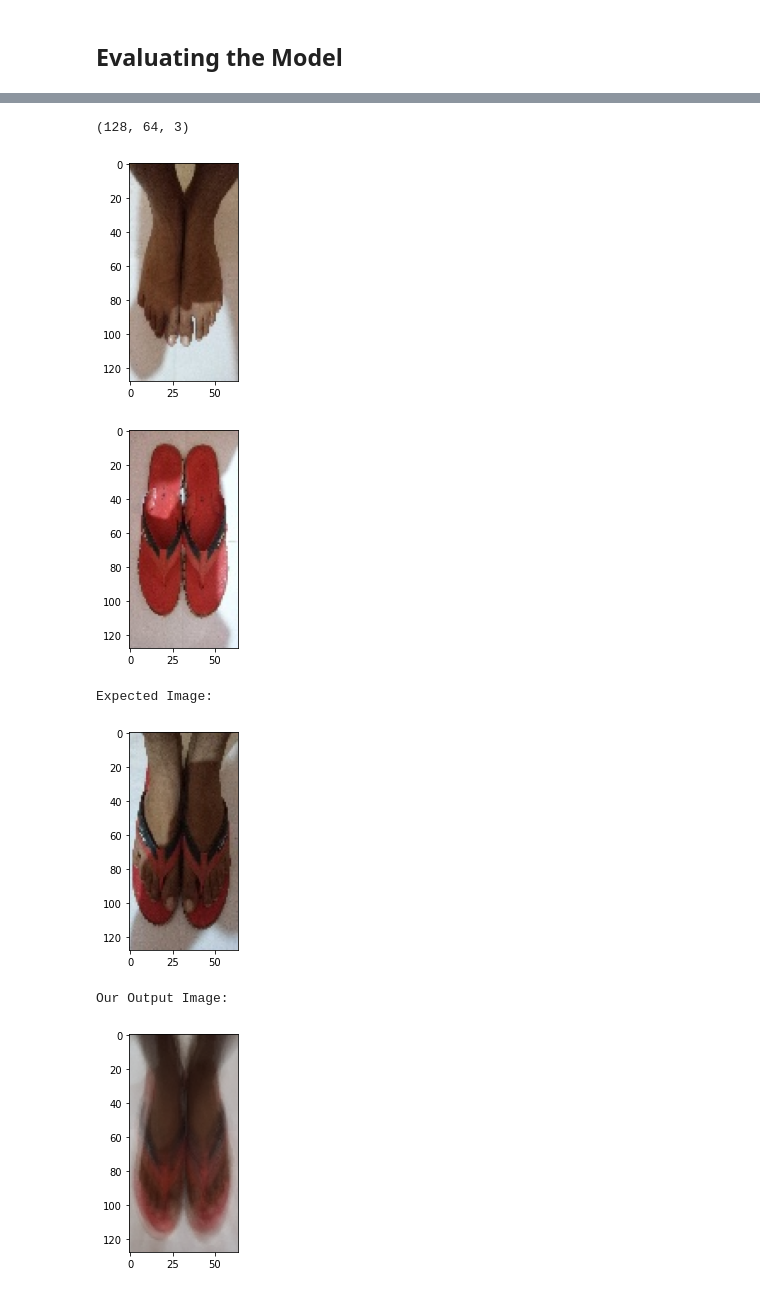
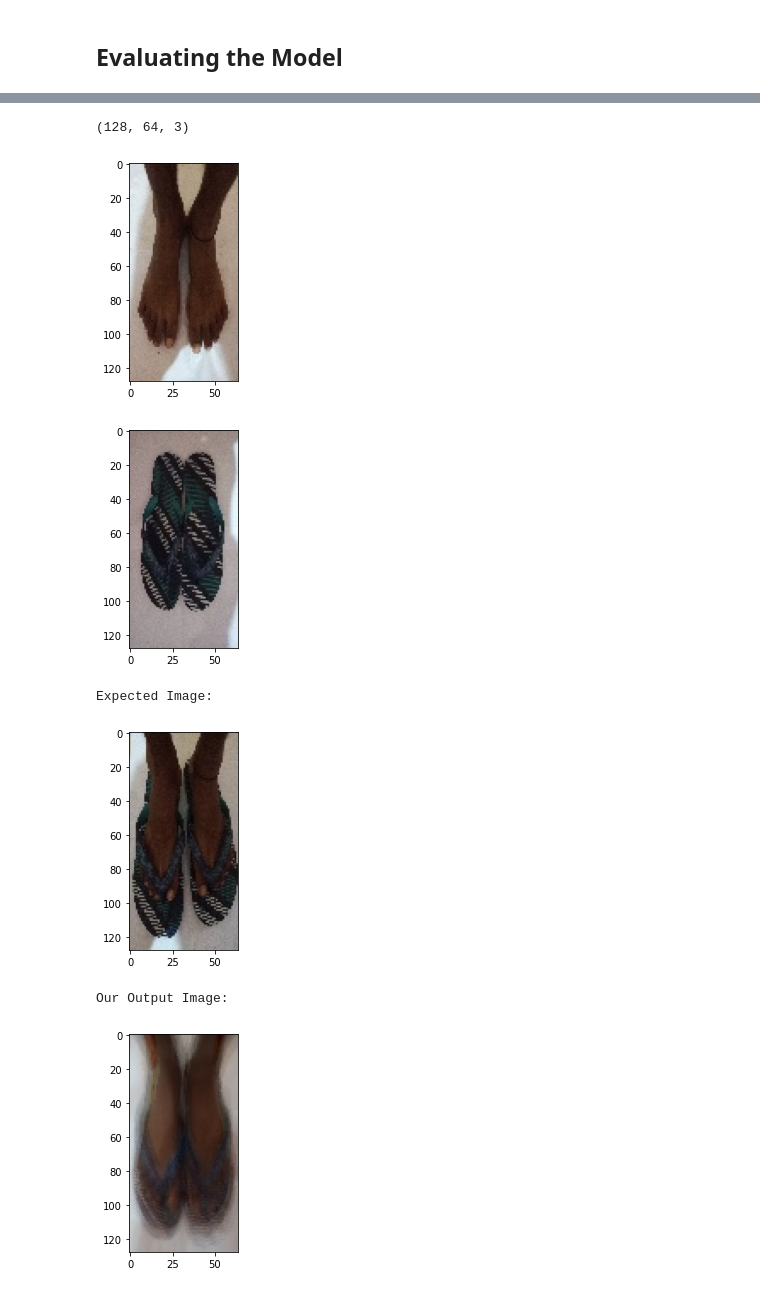
Before and after one commit to Sai-Nilayam/image_generative_model, a Jupyter notebook: machine_learning.ipynb, the cells around one changed output, grey strips where cells are left out. Drawn from its saved outputs; the diff is of its cells as text; code cells hidden in the pictures.

```diff
--- a/machine_learning.ipynb
+++ b/machine_learning.ipynb
@@ -156,7 +159,7 @@ model = tf.keras.models.load_model('models/model_1/')
 # Definging the 'Cost Function', 'Optimizer' and 'Evaluation Metrics' for the Model.
 model.compile(
     loss=tf.keras.losses.mean_squared_error,
-    optimizer = tf.keras.optimizers.Adam(learning_rate=0.01),
+    optimizer = tf.keras.optimizers.Adam(learning_rate=0.002),
     metrics=['accuracy']
 )
 # %%
@@ -220,6 +226,6 @@ ________________________________________________________________________________
 # %%
 # Intepretating our Models Predictions
-index = 2
+index = 1
 
 input_feet = X_1_dev[index]
 input_feet = np.array([input_feet])
@@ -230,37 +236,37 @@ input_sleeper = np.array([input_sleeper])
 # print(input_sleeper.shape)
 
 output_feet_sleeper = Y_dev[index]
 
 prediction_input = [input_feet, input_sleeper]
 
 # Getting the predicted Image.
-output_img = model_eval.predict(prediction_input)[0]
+output_img = model.predict(prediction_input)[0]
 print(output_img.shape)
 # print(output_img)
 
 output_img_bgr = cv2.cvtColor(output_img, cv2.COLOR_RGB2BGR)
 cv2.imwrite('output_img.jpg', output_img_bgr)
 
 plt.imshow(input_feet[0])
 plt.show()
 
 plt.imshow(input_sleeper[0])
 plt.show()
 
 print('Expected Image: ')
 plt.imshow(output_feet_sleeper)
 plt.show()
 
 # Before showing the image using Matplotlib, we need to convert all of our values to integers.
 output_img_int = output_img.astype(int)
 print('Our Output Image: ')
 plt.imshow(output_img_int)
 plt.show()
 # %% [output]
 (128, 64, 3)
-[figure, old version]
+[figure, new version]
-[figure, old version]
+[figure, new version]
 Expected Image:
-[figure, old version]
+[figure, new version]
 Our Output Image:
-[figure, old version]
+[figure, new version]
```
Also changed, not shown: parts of 7 cells of this notebook, 6 other files.
